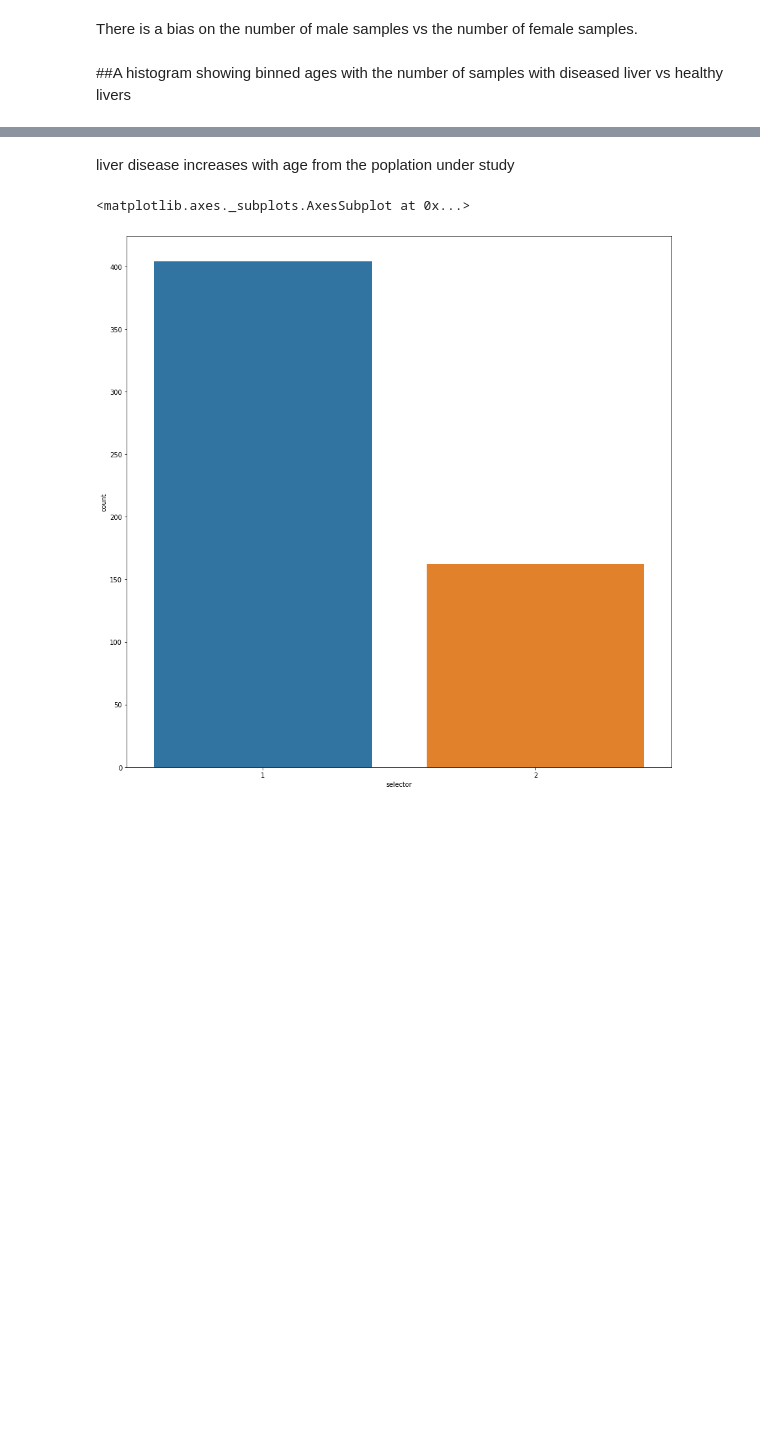
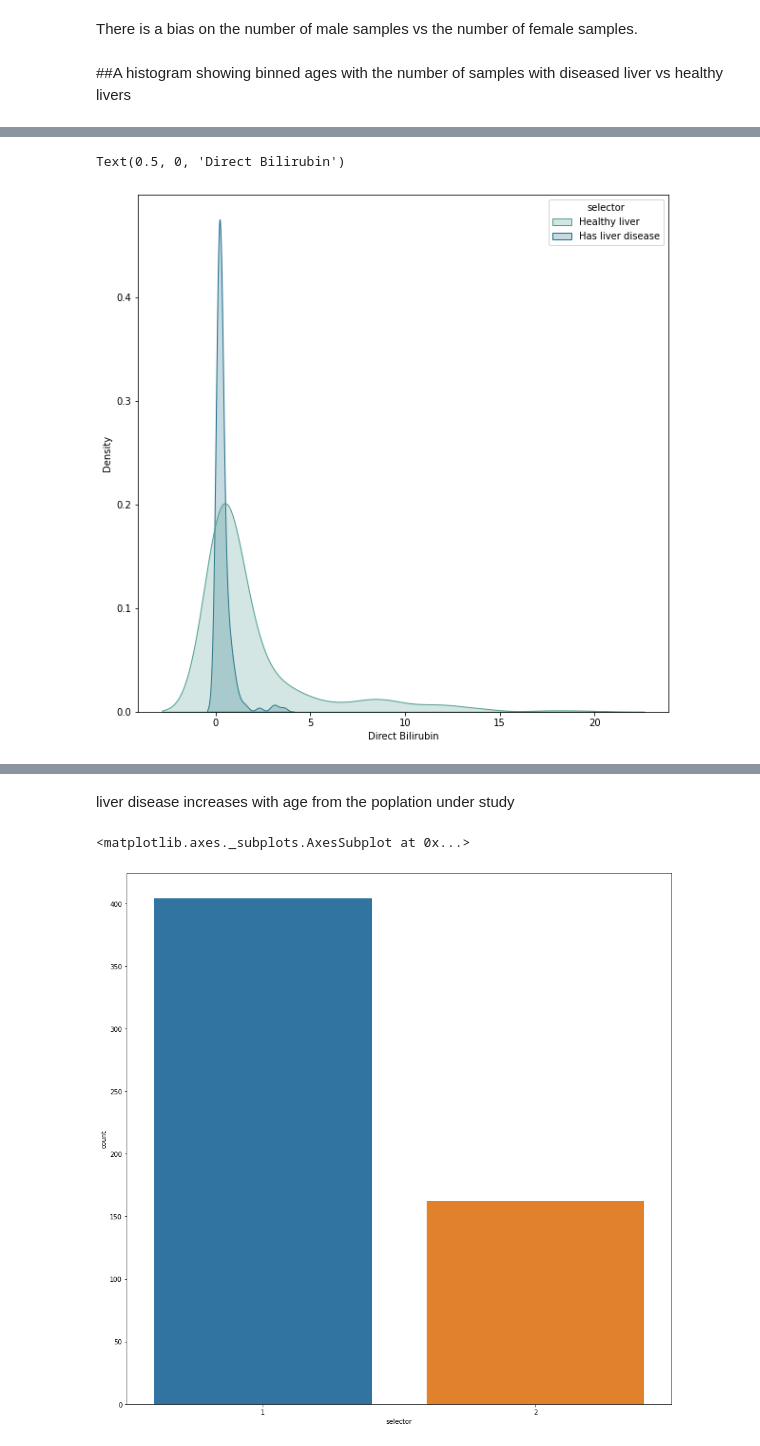
Before and after one commit to MugoChege/Liver-and-Tweets, a Jupyter notebook: Liver.ipynb, the cells around one changed output, grey strips where cells are left out. Saved outputs shown, nothing was run; the diff lists cells and outputs as text; code cells hidden in the pictures; blank space fills up the shorter version.

```diff
--- a/Liver.ipynb
+++ b/Liver.ipynb
@@ -354,0 +355,12 @@ sns.histplot(data=toeda, x=toeda['age'], bins=9, hue=toeda['selector'])
+# %%
+df =toeda.copy()
+plt.figure(figsize=(10,10))
+df['selector'] = df['selector'].replace({1:'Healthy liver',2: 'Has liver disease'})
+# plot of 2 variables
+p1=sns.kdeplot(df['DB'], shade=True, palette='crest',hue=df.selector)
+plt.xlabel('Direct Bilirubin')
+#p1=sns.kdeplot(df['DB'], shade=True, color="b",)
+#sns.plt.show()
+# %% [output]
+Text(0.5, 0, 'Direct Bilirubin')
+[figure, added]
```
Also changed, not shown: parts of 6 cells of this notebook.
